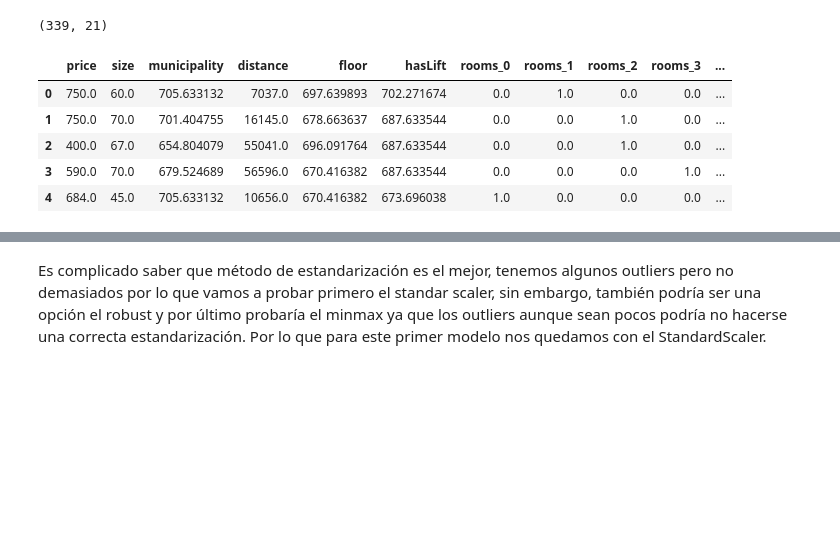
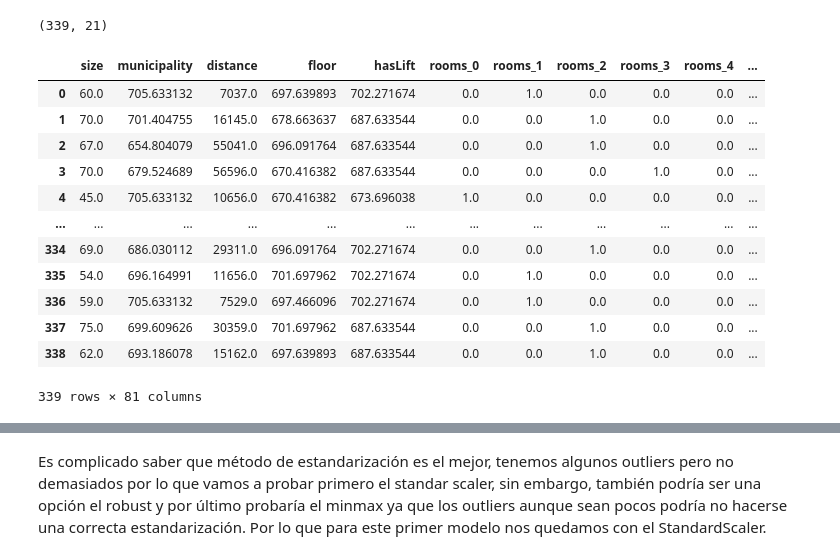
Before and after one commit to elenacano/Proyecto7-PrediccionCasas, a Jupyter notebook: Modelo1/notebooks/4-estandarizacion.ipynb, the cells around one changed output, grey strips where cells are left out. Saved outputs shown, nothing was run; the diff lists cells and outputs as text; code cells hidden in the pictures; blank space fills up the shorter version.

```diff
--- a/Modelo1/notebooks/4-estandarizacion.ipynb
+++ b/Modelo1/notebooks/4-estandarizacion.ipynb
@@ -25,13 +25,28 @@ df.shape
 # %%
 pd.set_option("display.max_columns", None)
 modelos_estand = ["standar", "robust", "minmax"]
-df_estand, dic_scaler = fe.estandarizacion(df, df.columns, modelos_estand)
+
+df_sin_vr = df.copy()
+df_sin_vr.drop(columns=["price"], inplace=True)
+
+df_estand, dic_scaler = fe.estandarizacion(df_sin_vr, df_sin_vr.columns, modelos_estand)
 df_estand.head()
+
+df_estand["price"] = df["price"]
+
+df_estand
 # %% [output]
-|  | price | size | municipality | distance | floor | hasLift | rooms_0 | rooms_1 | rooms_2 | rooms_3 | ... |
-| 0 | 750.0 | 60.0 | 705.633132 | 7037.0 | 697.639893 | 702.271674 | 0.0 | 1.0 | 0.0 | 0.0 | ... |
-| 1 | 750.0 | 70.0 | 701.404755 | 16145.0 | 678.663637 | 687.633544 | 0.0 | 0.0 | 1.0 | 0.0 | ... |
-| 2 | 400.0 | 67.0 | 654.804079 | 55041.0 | 696.091764 | 687.633544 | 0.0 | 0.0 | 1.0 | 0.0 | ... |
-| 3 | 590.0 | 70.0 | 679.524689 | 56596.0 | 670.416382 | 687.633544 | 0.0 | 0.0 | 0.0 | 1.0 | ... |
-| 4 | 684.0 | 45.0 | 705.633132 | 10656.0 | 670.416382 | 673.696038 | 1.0 | 0.0 | 0.0 | 0.0 | ... |
+|  | size | municipality | distance | floor | hasLift | rooms_0 | rooms_1 | rooms_2 | rooms_3 | rooms_4 | ... |
+| 0 | 60.0 | 705.633132 | 7037.0 | 697.639893 | 702.271674 | 0.0 | 1.0 | 0.0 | 0.0 | 0.0 | ... |
+| 1 | 70.0 | 701.404755 | 16145.0 | 678.663637 | 687.633544 | 0.0 | 0.0 | 1.0 | 0.0 | 0.0 | ... |
+| 2 | 67.0 | 654.804079 | 55041.0 | 696.091764 | 687.633544 | 0.0 | 0.0 | 1.0 | 0.0 | 0.0 | ... |
+| 3 | 70.0 | 679.524689 | 56596.0 | 670.416382 | 687.633544 | 0.0 | 0.0 | 0.0 | 1.0 | 0.0 | ... |
+| 4 | 45.0 | 705.633132 | 10656.0 | 670.416382 | 673.696038 | 1.0 | 0.0 | 0.0 | 0.0 | 0.0 | ... |
+| ... | ... | ... | ... | ... | ... | ... | ... | ... | ... | ... | ... |
+| 334 | 69.0 | 686.030112 | 29311.0 | 696.091764 | 702.271674 | 0.0 | 0.0 | 1.0 | 0.0 | 0.0 | ... |
+| 335 | 54.0 | 696.164991 | 11656.0 | 701.697962 | 702.271674 | 0.0 | 1.0 | 0.0 | 0.0 | 0.0 | ... |
+| 336 | 59.0 | 705.633132 | 7529.0 | 697.466096 | 702.271674 | 0.0 | 1.0 | 0.0 | 0.0 | 0.0 | ... |
+| 337 | 75.0 | 699.609626 | 30359.0 | 701.697962 | 687.633544 | 0.0 | 0.0 | 1.0 | 0.0 | 0.0 | ... |
+| 338 | 62.0 | 693.186078 | 15162.0 | 697.639893 | 687.633544 | 0.0 | 0.0 | 1.0 | 0.0 | 0.0 | ... |
+339 rows × 81 columns
 # %%
```
Also changed, not shown: parts of 3 cells of this notebook, 36 other files.
